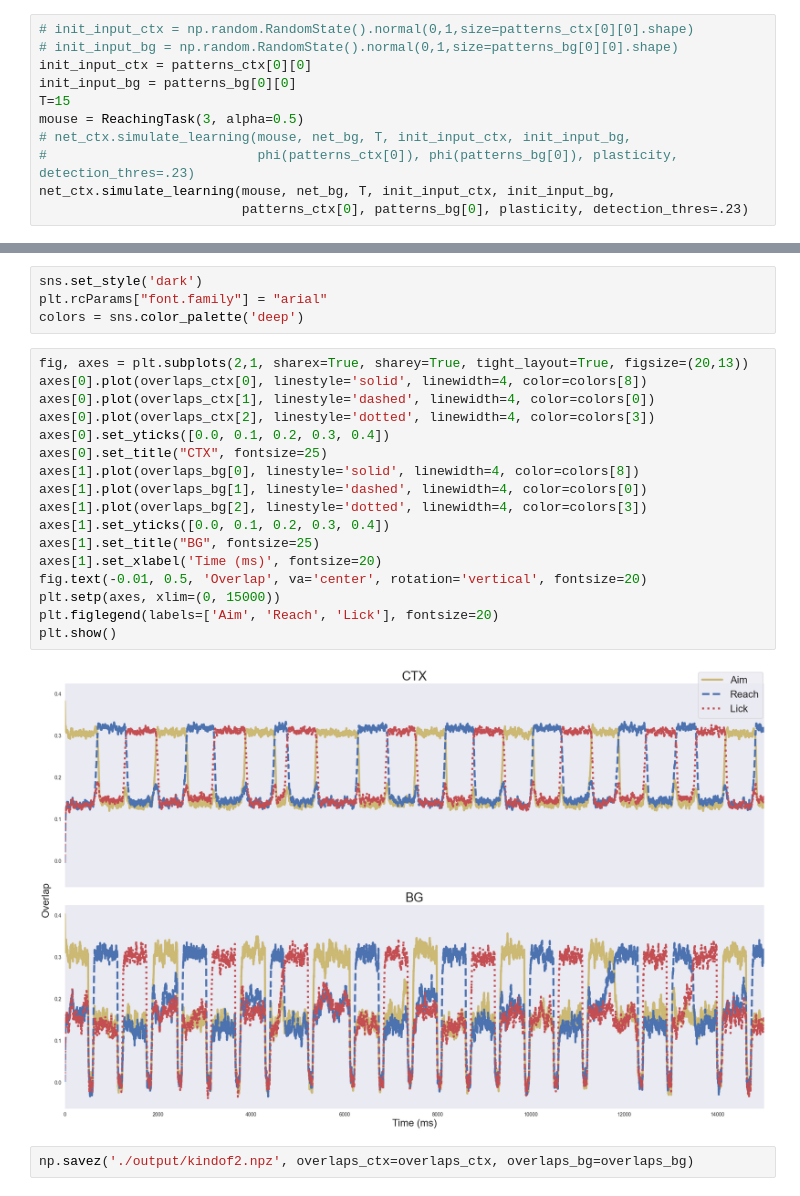
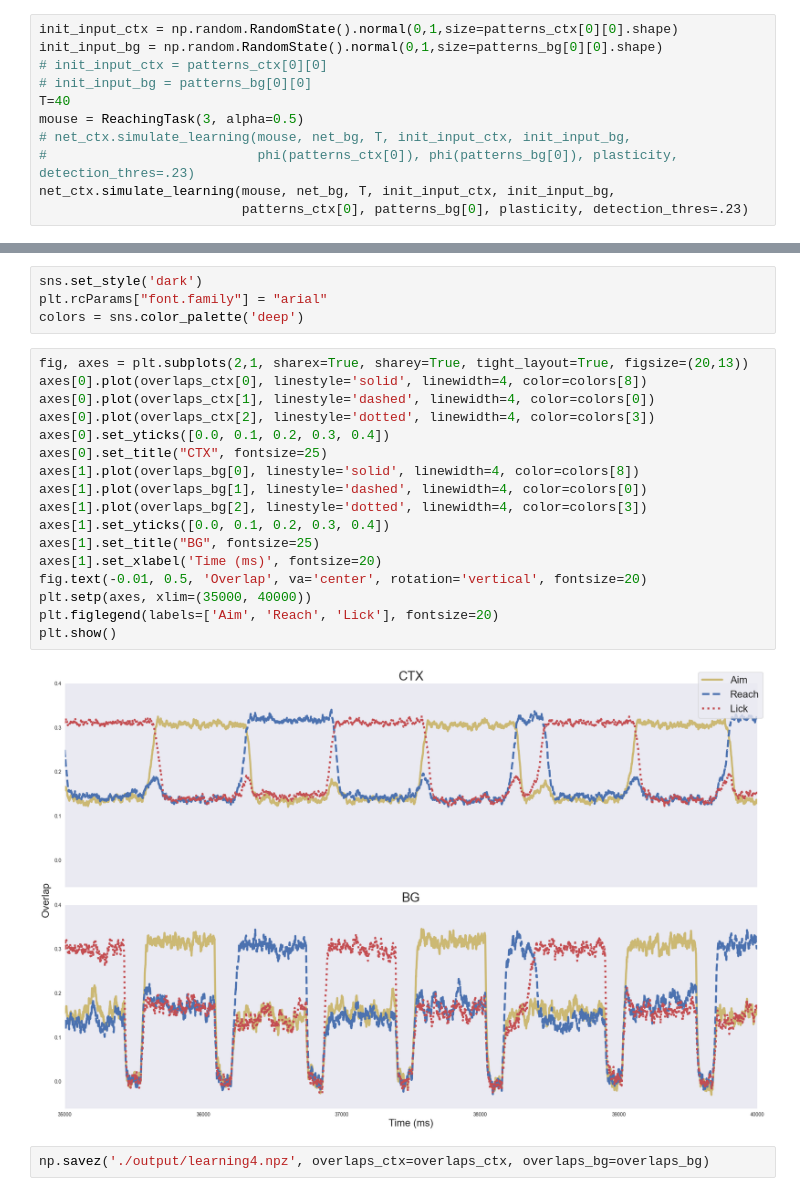
Before and after one commit to jp464/striatal-sequence, a Jupyter notebook: figures/article/1/net2-learning.ipynb, the cells around one changed output, grey strips where cells are left out. Saved outputs shown, nothing was run; the diff lists cells and outputs as text.

Commit message:
successful learning

```diff
--- a/figures/article/1/net2-learning.ipynb
+++ b/figures/article/1/net2-learning.ipynb
@@ -94,11 +94,11 @@ J_bc.store_sequences(patterns_ctx, patterns_bg, synapse_bc.h_EE, plasticity.f, p
 net_ctx = RateNetwork(ctx, c_EE=J_cc, c_IE=J_bc, formulation=4)
 net_bg = RateNetwork(bg, c_II=J_bb, c_EI=J_cb, formulation=4)
 # %%
-# init_input_ctx = np.random.RandomState().normal(0,1,size=patterns_ctx[0][0].shape)
-# init_input_bg = np.random.RandomState().normal(0,1,size=patterns_bg[0][0].shape)
-init_input_ctx = patterns_ctx[0][0]
-init_input_bg = patterns_bg[0][0]
-T=15
+init_input_ctx = np.random.RandomState().normal(0,1,size=patterns_ctx[0][0].shape)
+init_input_bg = np.random.RandomState().normal(0,1,size=patterns_bg[0][0].shape)
+# init_input_ctx = patterns_ctx[0][0]
+# init_input_bg = patterns_bg[0][0]
+T=40
 mouse = ReachingTask(3, alpha=0.5)
 # net_ctx.simulate_learning(mouse, net_bg, T, init_input_ctx, init_input_bg,
 #                           phi(patterns_ctx[0]), phi(patterns_bg[0]), plasticity, detection_thres=.23)
@@ -134,21 +134,21 @@ colors = sns.color_palette('deep')
 # %%
 fig, axes = plt.subplots(2,1, sharex=True, sharey=True, tight_layout=True, figsize=(20,13))
 axes[0].plot(overlaps_ctx[0], linestyle='solid', linewidth=4, color=colors[8])
 axes[0].plot(overlaps_ctx[1], linestyle='dashed', linewidth=4, color=colors[0])
 axes[0].plot(overlaps_ctx[2], linestyle='dotted', linewidth=4, color=colors[3])
 axes[0].set_yticks([0.0, 0.1, 0.2, 0.3, 0.4])
 axes[0].set_title("CTX", fontsize=25)
 axes[1].plot(overlaps_bg[0], linestyle='solid', linewidth=4, color=colors[8])
 axes[1].plot(overlaps_bg[1], linestyle='dashed', linewidth=4, color=colors[0])
 axes[1].plot(overlaps_bg[2], linestyle='dotted', linewidth=4, color=colors[3])
 axes[1].set_yticks([0.0, 0.1, 0.2, 0.3, 0.4])
 axes[1].set_title("BG", fontsize=25)
 axes[1].set_xlabel('Time (ms)', fontsize=20)
 fig.text(-0.01, 0.5, 'Overlap', va='center', rotation='vertical', fontsize=20)
-plt.setp(axes, xlim=(0, 15000))
+plt.setp(axes, xlim=(35000, 40000))
 plt.figlegend(labels=['Aim', 'Reach', 'Lick'], fontsize=20)
 plt.show()
 # %% [output]
-[figure, old version]
+[figure, new version]
 # %%
-np.savez('./output/kindof2.npz', overlaps_ctx=overlaps_ctx, overlaps_bg=overlaps_bg)
+np.savez('./output/learning4.npz', overlaps_ctx=overlaps_ctx, overlaps_bg=overlaps_bg)
```
Also changed, not shown: parts of 1 cell of this notebook, 3 other files.
